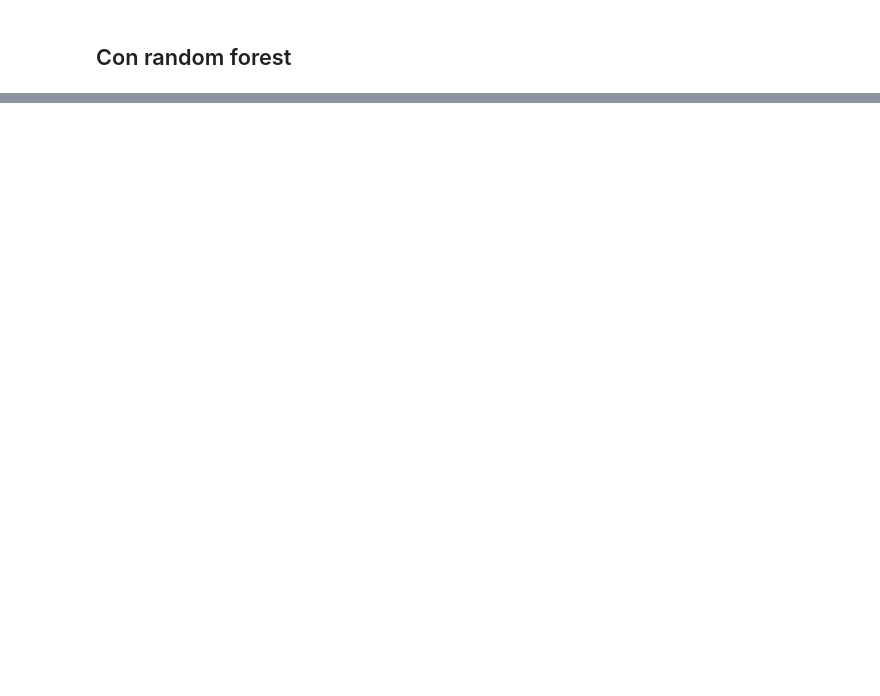
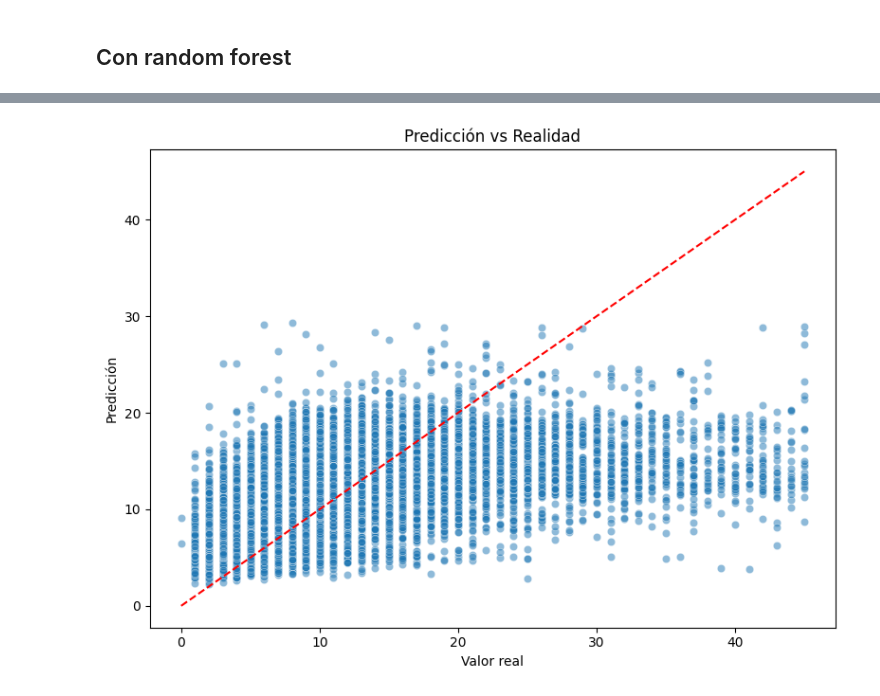
Before and after one commit to JosefinaE/proyecto-mineria-datos, a Jupyter notebook: hito1/pregunta9.ipynb, the cells around one changed output, grey strips where cells are left out. Cells and saved outputs as stored; diff of their text form; code cells hidden in the pictures; blank space fills up the shorter version.

```diff
--- a/hito1/pregunta9.ipynb
+++ b/hito1/pregunta9.ipynb
@@ -293,0 +308,13 @@ print(f"📊 R²: {r2:.4f}")
+# %%
+y_pred = model.predict(X_test)
+
+plt.figure(figsize=(8, 6))
+sns.scatterplot(x=y_test, y=y_pred, alpha=0.5)
+plt.plot([y_test.min(), y_test.max()], [y_test.min(), y_test.max()], '--r')
+plt.xlabel("Valor real")
+plt.ylabel("Predicción")
+plt.title("Predicción vs Realidad")
+plt.tight_layout()
+plt.show()
+# %% [output]
+[figure, added]
```
Also changed, not shown: parts of 10 cells of this notebook.
